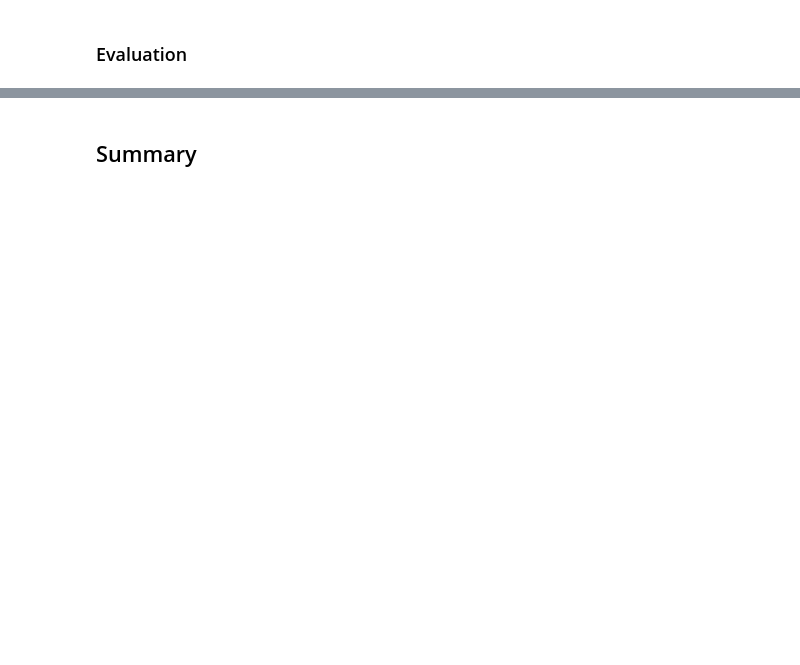
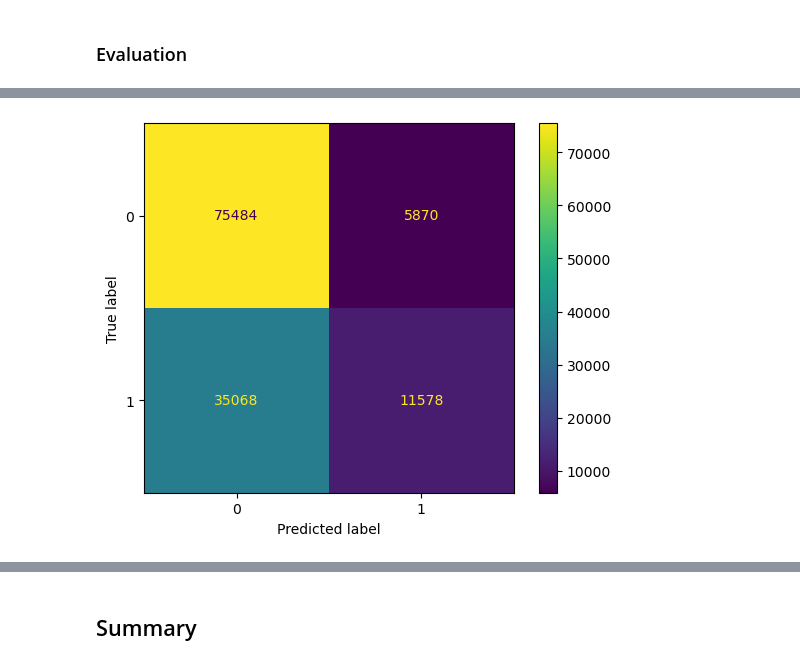
Before and after one commit to DiegoFA1/oct2024_capstone, a Jupyter notebook: notebooks/4.PredictionModeling.ipynb, the cells around one changed output, grey strips where cells are left out. Cells and saved outputs as stored; diff of their text form; code cells hidden in the pictures; blank space fills up the shorter version.

```diff
--- a/notebooks/4.PredictionModeling.ipynb
+++ b/notebooks/4.PredictionModeling.ipynb
@@ -402,0 +627,2 @@ This...
+# %%
+fitted_searchDTC = gridDTC.fit(X_train, y_train)
@@ -402,0 +703,21 @@ This...
+# %%
+# evaluate on the original test set
+y_pred = fitted_searchDTC.predict(X_test)
+
+# Generate confusion matrix
+cf_matrix = confusion_matrix(y_test, y_pred)
+
+# Get target names
+cols = ["0","1"]
+
+# Convert to a DataFrame
+cf_df = pd.DataFrame(
+    cf_matrix,
+    columns=['Predicted ' + x for x in cols],
+    index=['True ' + x for x in cols]
+)
+
+ConfusionMatrixDisplay(cf_matrix).plot()
+plt.show()
+# %% [output]
+[figure, added]
```
Also changed, not shown: parts of 69 cells of this notebook, 1 other file.
